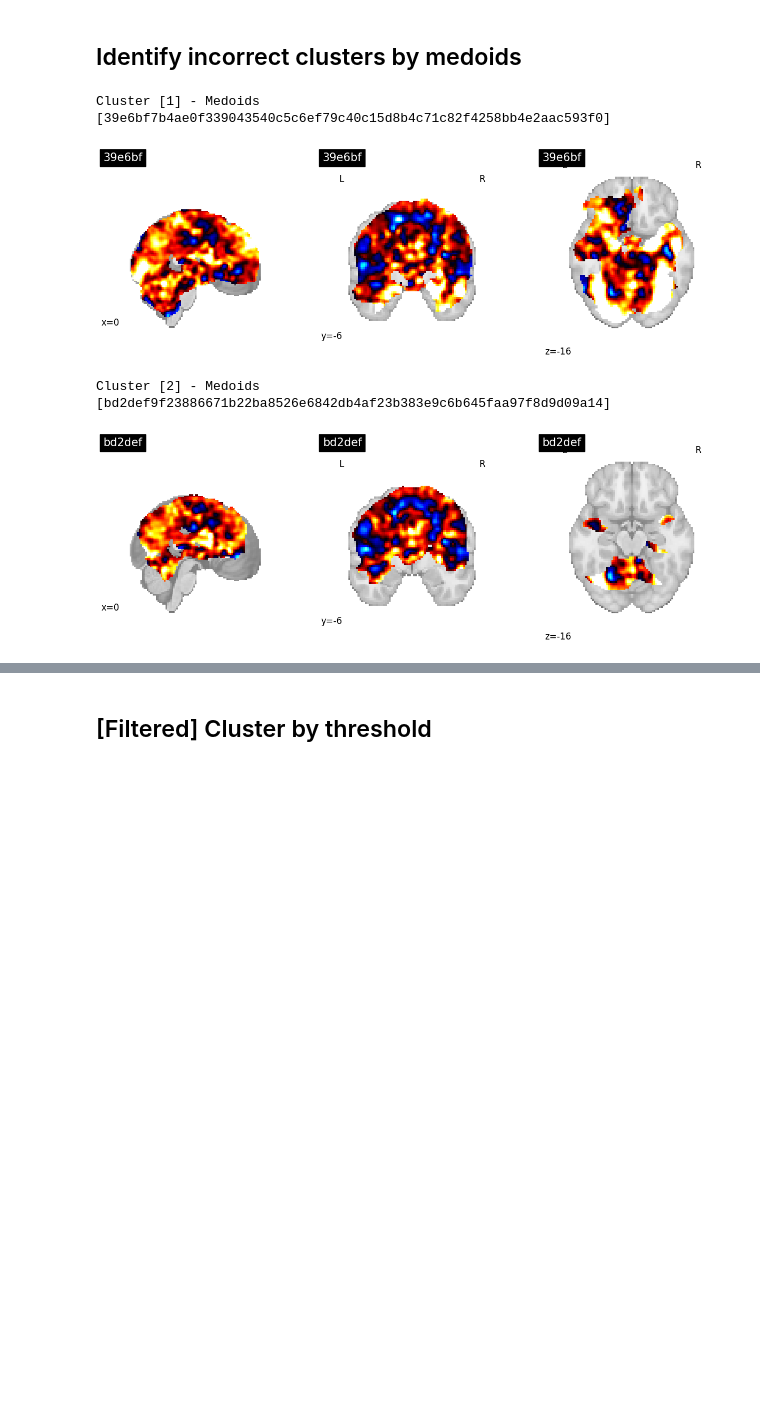
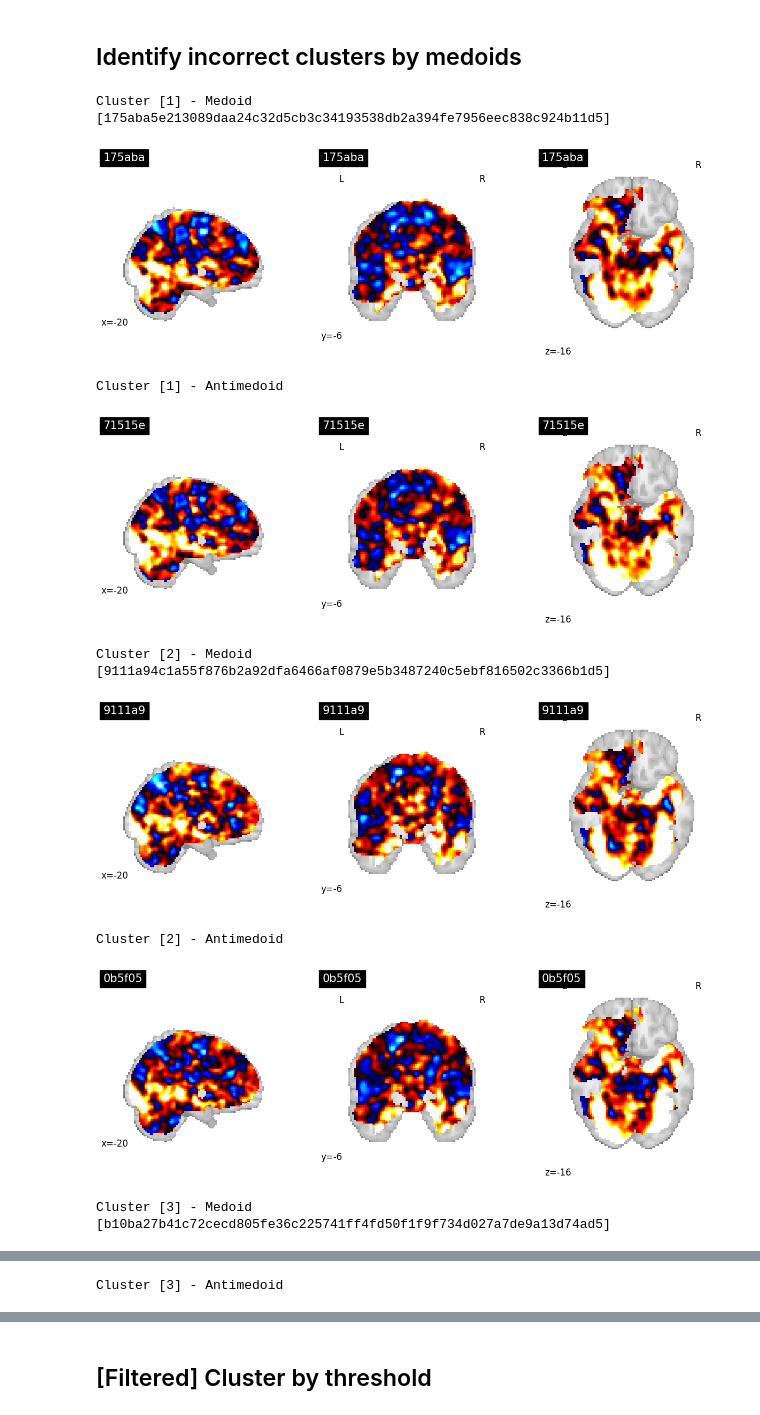
Before and after one commit to Inria-Empenn/OHBM_2026_neurovariants, a Jupyter notebook: emotion_1000_analysis.ipynb, the cells around one changed output, grey strips where cells are left out. Drawn from its saved outputs; the diff is of its cells as text; code cells hidden in the pictures; blank space fills up the shorter version.

```diff
--- a/emotion_1000_analysis.ipynb
+++ b/emotion_1000_analysis.ipynb
@@ -4,11 +4,11 @@ import os
 datadir = "/home/ymerel/fmri/OHBM_2026_neurovariants/data/emotion_1000"
 ds_path = os.path.join(datadir, 'dataset.csv')
 corr_path = os.path.join(datadir, 'correlations.csv')
-corr_func = 'spearman'
+corr_func = 'pearson'
 basedir = "/home/ymerel/storage/results/"
 jobname = "emotion_1000"
 result_path = f"{basedir}{jobname}"
-coords = [0, -6, -16]
+coords = [-20, -6, -16]
 # %%
 !sshfs -o reconnect,ServerAliveInterval=120,ServerAliveCountMax=3 rennes.g5k:/srv/storage/empenn@storage2.rennes.grid5000.fr/private/ymerel /home/ymerel/storage
 # %% [output]
@@ -69,7 +69,11 @@ def normalize_dataset(ds: pd.DataFrame):
     ds = ds.convert_dtypes()
     boolean_columns = ds.select_dtypes(include='bool').columns
     columns_to_drop = [col for col in boolean_columns if ds[col].all()]
+    columns_to_drop.append("pearson_from_mean")
+    columns_to_drop.append("spearman_from_mean")
+    columns_to_drop.append("spearman_from_ref")
     ds = ds.drop(columns=columns_to_drop)
+    ds.rename(columns={f'{corr_func}_from_ref': 'from_ref'}, inplace=True)
     return ds
 # %% [markdown]
 # Load data
@@ -303,15 +173,18 @@ df_by_nb.head(10)
 # %% [markdown]
 ## Cluster by threshold
 # %%
+from utils import clusterize_hierch, predict_clusters, get_cluster_distance_densities, get_cluster_cophenetic,get_cluster_silhouette, get_cluster_inertia, get_davies_bouldin, get_medoids, get_antimedoids
+import numpy as np
+
 all_results = []
 
-thresholds = [0.05, 0.1, 0.15, 0.2, 0.25, 0.3, 0.35]
+thresholds = [0.05, 0.10, 0.15, 0.20, 0.25, 0.30, 0.35, 0.40, 0.45, 0.5, 0.55, 0.60, 0.65, 0.7, 0.75, 0.8, 0.85, 0.9, 0.95]
 
 for threshold in thresholds:
     results = dict()
     results['threshold'] = threshold
     # cluster on whole dataset
-    ds, matrix, Z, clusters = clusterize_hierch(dataset, dataset['id'], None, corr_func, threshold)
+    ds, matrix, Z, clusters = clusterize_hierch(dataset, correlations, dataset['id'], None, corr_func, threshold)
     results['clusters'] = len(np.unique(clusters.values))
 
     distance_matrix = 1 - matrix
@@ -322,10 +195,8 @@ for threshold in thresholds:
     results['davies_bouldin'] = get_davies_bouldin(distance_matrix.values, clusters.values)
     results['inertia'] = get_cluster_inertia(distance_matrix.values, clusters.values)
     results['medoids'] = get_medoids(distance_matrix, clusters)
-
+    results['antimedoids'] = get_antimedoids(distance_matrix, clusters)
     # predict on 70 % train dataset
-    merged_results = results | predict_clusters(dataset, None, threshold, 0.7)
+    merged_results = results | predict_clusters(dataset, correlations, None, corr_func, threshold, 0.7)
     all_results.append(merged_results)
-
 df_by_thresh = pd.DataFrame(all_results)
-df_by_thresh.head(10)
@@ -345,6 +207,13 @@ df_by_thresh.head(10)
 - Davies-Bouldin index: < 1 = good
 - Inertia: lower = tighter
 # %%
-df_results = pd.concat([df_by_nb, df_by_thresh], axis=0)
+df_results = df_by_thresh
+plt.figure(figsize=(8, 5))
+plt.plot(df_results['threshold'], df_results['clusters'], marker='o', linestyle='-', color='b')
+plt.title('Threshold vs. Number of Clusters')
+plt.xlabel('Threshold')
+plt.ylabel('Number of Clusters')
+plt.grid(True)
+plt.show()
 df_results.head(20)
 # %% [output]
@@ -368,16 +238,26 @@ df_results.head(20)
 # %% [markdown]
 ## Identify incorrect clusters by medoids
 # %%
-from utils import plot_brain
+from plot_utils import plot_brain
 
-nb_clusters = 2
-medoids = df_results.loc[df_results['clusters'] == nb_clusters, 'medoids'].values[0]
+threshold = 0.95
+medoids = df_results.loc[df_results['threshold'] == threshold, 'medoids'].values[0]
+medoids = {k: medoids[k] for k in sorted(medoids)}
+antimedoids = df_results.loc[df_results['threshold'] == threshold, 'antimedoids'].values[0]
 for key, value in medoids.items():
-    print(f"Cluster [{key}] - Medoids [{value}]")
+    print(f"Cluster [{key}] - Medoid [{value}]")
     img_path = os.path.join(result_path, value, 'spmT_0001.nii')
     plot_brain(img_path, coords, ref_path=None)
+    print(f"Cluster [{key}] - Antimedoid")
+    img_path = os.path.join(result_path, antimedoids[key], 'spmT_0001.nii')
+    plot_brain(img_path, coords, ref_path=None)
 # %% [output]
-Cluster [1] - Medoids [39e6bf7b4ae0f339043540c5c6ef79c40c15d8b4c71c82f4258bb4e2aac593f0]
+Cluster [1] - Medoid [175aba5e213089daa24c32d5cb3c34193538db2a394fe7956eec838c924b11d5]
-[figure, old version]
+[figure, new version]
-Cluster [2] - Medoids [bd2def9f23886671b22ba8526e6842db4af23b383e9c6b645faa97f8d9d09a14]
+Cluster [1] - Antimedoid
-[figure, old version]
+[figure, new version]
+Cluster [2] - Medoid [9111a94c1a55f876b2a92dfa6466af0879e5b3487240c5ebf816502c3366b1d5]
+[figure, added]
+Cluster [2] - Antimedoid
+[figure, added]
+Cluster [3] - Medoid [b10ba27b41c72cecd805fe36c225741ff4fd50f1f9f734d027a7de9a13d74ad5]
@@ -383,0 +265 @@ Cluster [2] - Medoids [bd2def9f23886671b22ba8526e6842db4af23b383e9c6b645faa97f8d
+Cluster [3] - Antimedoid
```
Also changed, not shown: parts of 28 cells of this notebook, 15 other files.
